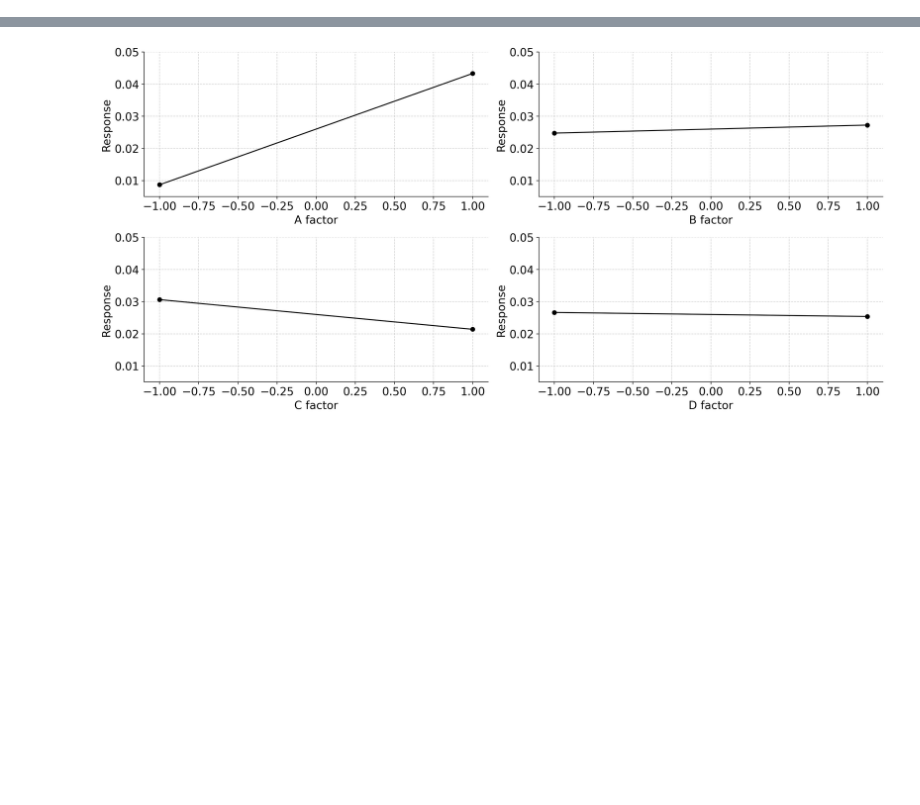
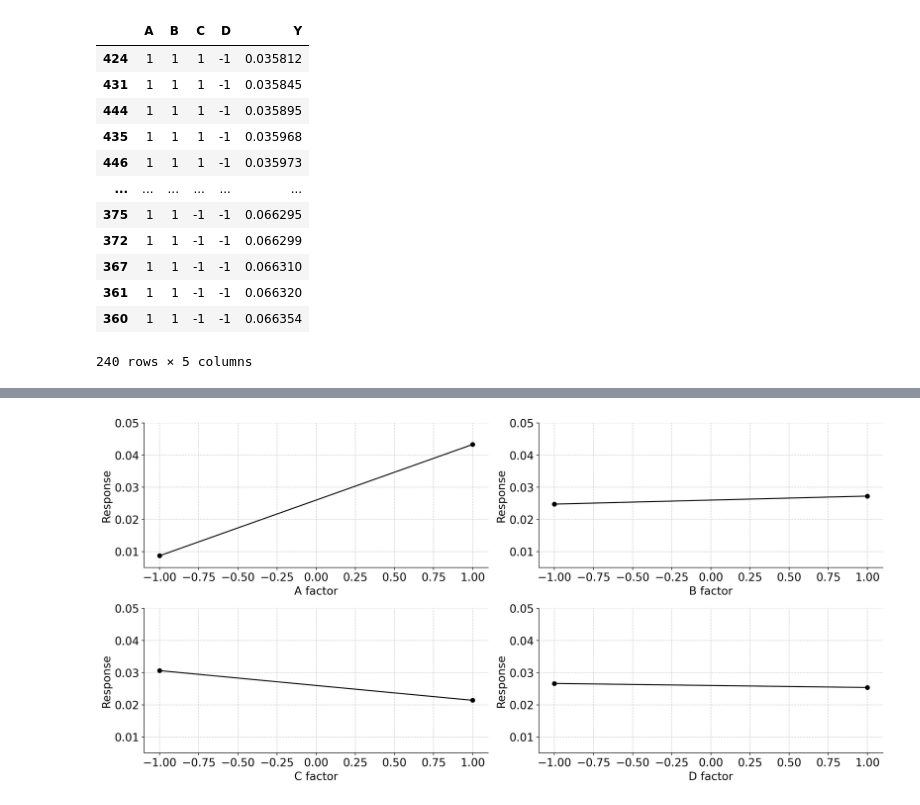
Before and after one commit to DrFaus/benchmark_nonlinear_systems, a Jupyter notebook: DOE_2k.ipynb, the cells around one changed output, grey strips where cells are left out. Cells and saved outputs as stored; diff of their text form; code cells hidden in the pictures; blank space fills up the shorter version.

```diff
--- a/DOE_2k.ipynb
+++ b/DOE_2k.ipynb
@@ -28,3 +44,19 @@ df.to_csv("diseno_2_4.csv", index = False)
+# %%
+df[df['A']==1].sort_values(by="Y")
+# %% [output]
+|  | A | B | C | D | Y |
+| 424 | 1 | 1 | 1 | -1 | 0.035812 |
+| 431 | 1 | 1 | 1 | -1 | 0.035845 |
+| 444 | 1 | 1 | 1 | -1 | 0.035895 |
+| 435 | 1 | 1 | 1 | -1 | 0.035968 |
+| 446 | 1 | 1 | 1 | -1 | 0.035973 |
+| ... | ... | ... | ... | ... | ... |
+| 375 | 1 | 1 | -1 | -1 | 0.066295 |
+| 372 | 1 | 1 | -1 | -1 | 0.066299 |
+| 367 | 1 | 1 | -1 | -1 | 0.066310 |
+| 361 | 1 | 1 | -1 | -1 | 0.066320 |
+| 360 | 1 | 1 | -1 | -1 | 0.066354 |
+240 rows × 5 columns
 # %%
 
 # 2) Revisiones básicas
```
Also changed, not shown: parts of 5 cells of this notebook.
